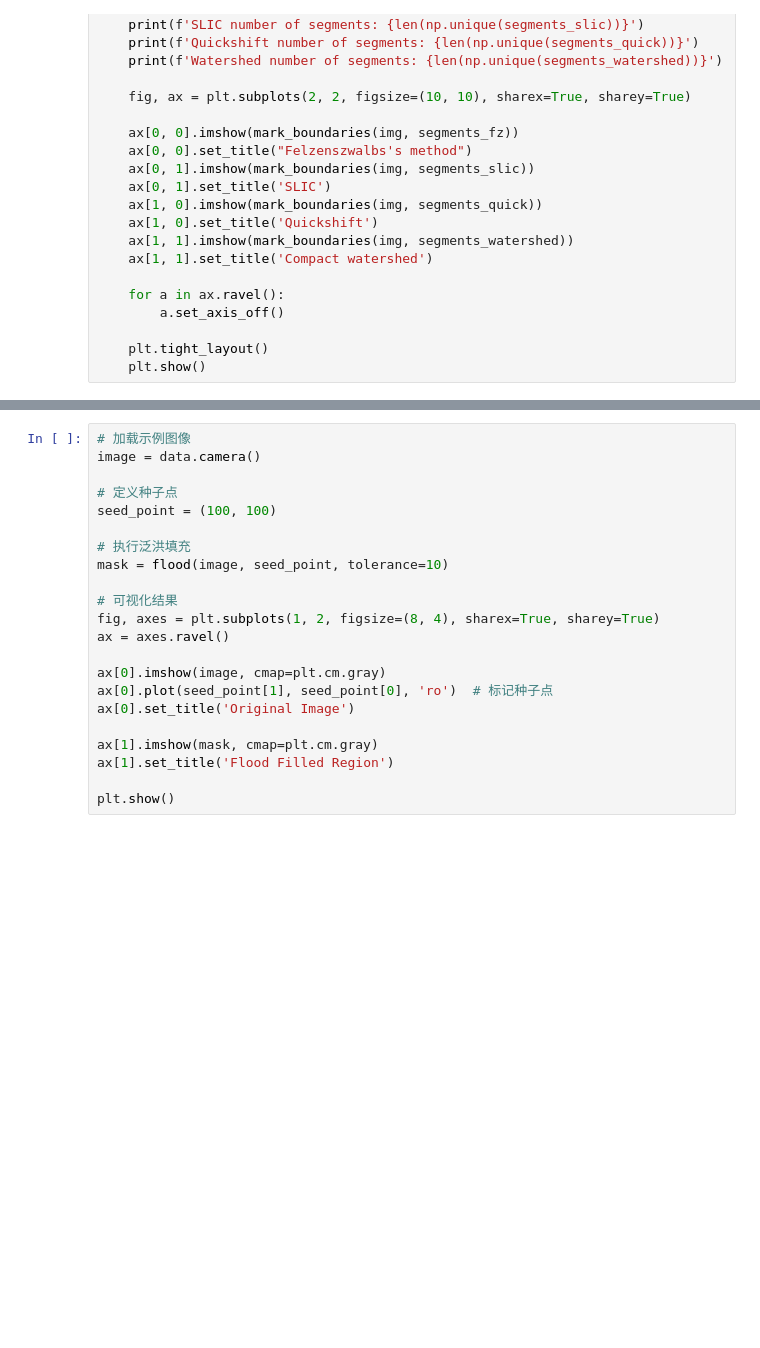
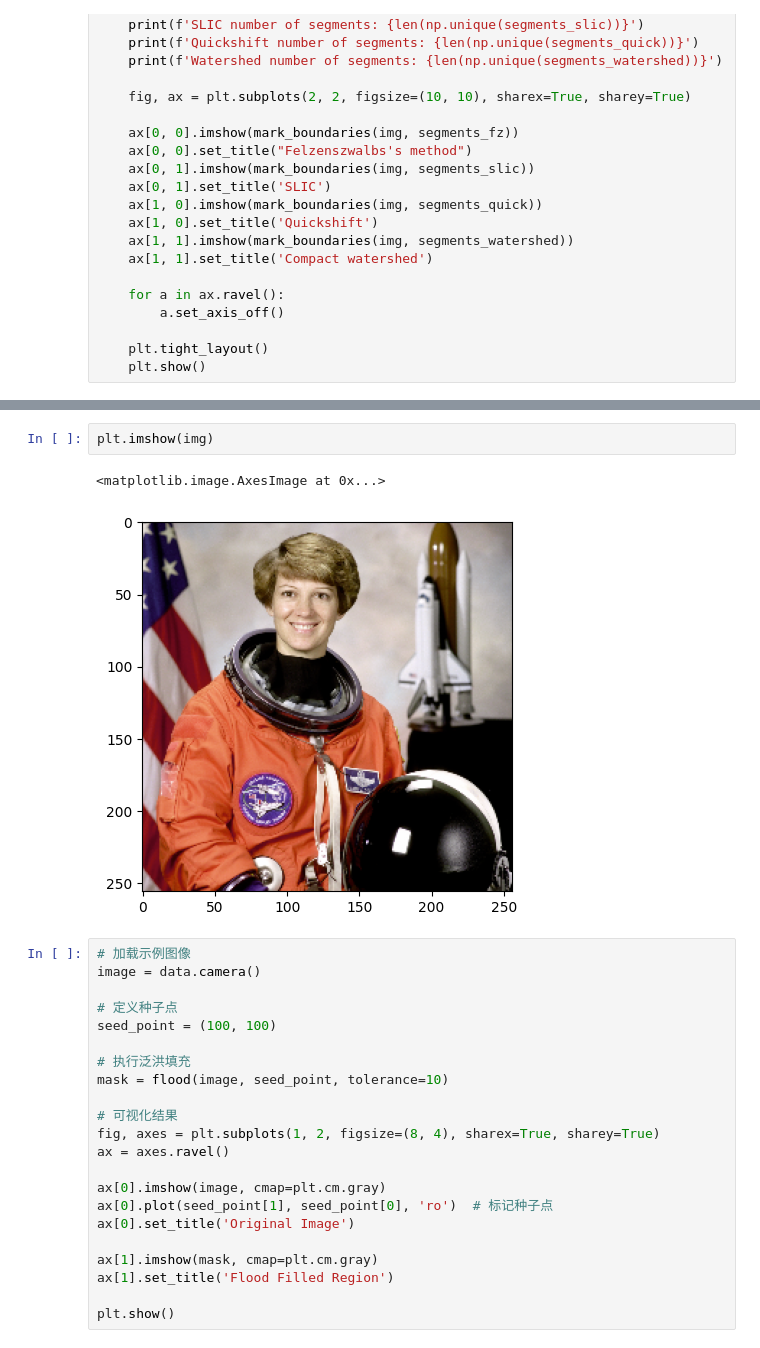
Before and after one commit to hoarjour/ada_zero_shot, a Jupyter notebook: temp.ipynb, the cells around one changed output, grey strips where cells are left out. Saved outputs shown, nothing was run; the diff lists cells and outputs as text; blank space fills up the shorter version.

```diff
--- a/temp.ipynb
+++ b/temp.ipynb
@@ -104,3 +122,8 @@ array([[  0,   0,   0, ...,   7,   7,   7],
+# %%
+plt.imshow(img)
+# %% [output]
+<matplotlib.image.AxesImage at 0x...>
+[figure, added]
 # %%
 # 加载示例图像
 image = data.camera()
```
Also changed, not shown: parts of 49 cells of this notebook, 5 other files.
